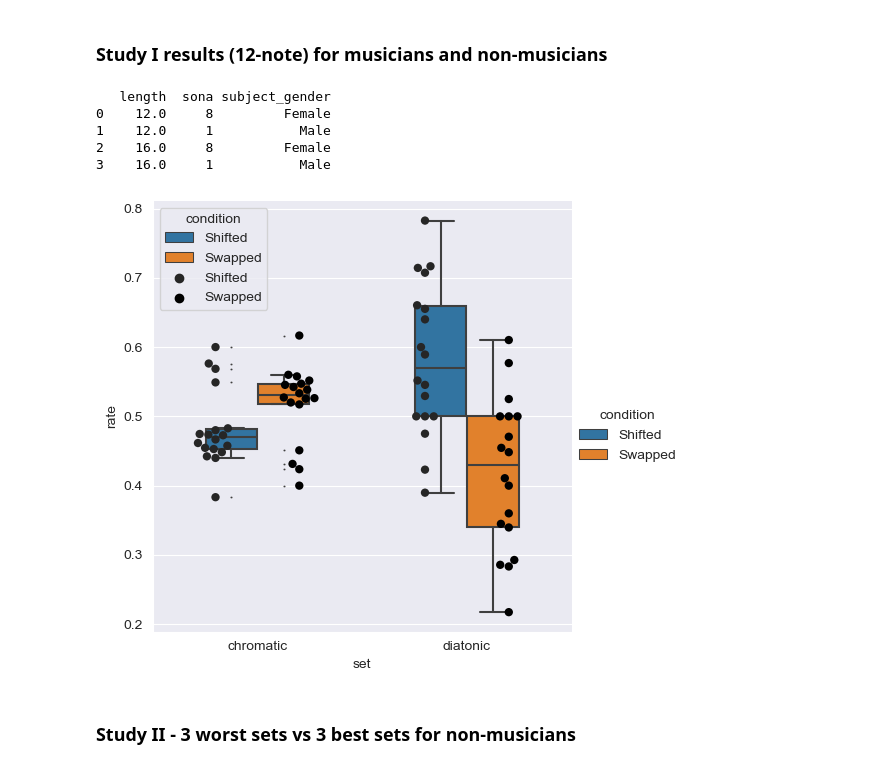
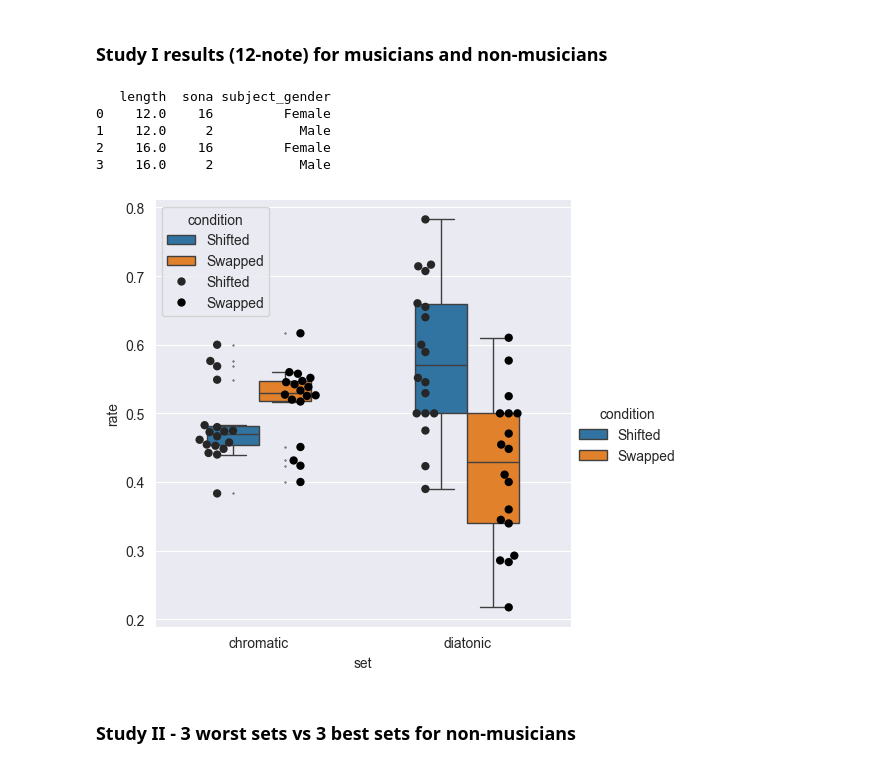
Before and after one commit to MichaelSel/set_membership_paper, a Jupyter notebook: 4. Supplementary Figures.ipynb, the cells around one changed output. Drawn from its saved outputs; the diff is of its cells as text; code cells hidden in the pictures.

```diff
--- a/4. Supplementary Figures.ipynb
+++ b/4. Supplementary Figures.ipynb
@@ -133,32 +133,32 @@ correlation(dataset=likert_corr,x='Q3 Mean', y='rate shifted - rate swapped (NN)
 ### Study I results  (12-note) for musicians and non-musicians
 # %%
 # Only keep rows with length 12 or 16
-temp = studyI_GL[studyI_GL['length'] >= 12]
+expt1_data_12_16_note = studyI_GL[studyI_GL['length'] >= 12]
 
 # Only keep people who are not musicians
-temp = temp[temp["How many years of formal musical training do you have?"] == "0"]
-temp = temp[temp["Do you play any instruments (with or without formal training)?"] == "No"]
+expt1_data_12_16_nonmusicians = expt1_data_12_16_note[expt1_data_12_16_note["How many years of formal musical training do you have?"] == "0"]
+expt1_data_12_16_nonmusicians = expt1_data_12_16_nonmusicians[expt1_data_12_16_nonmusicians["Do you play any instruments (with or without formal training)?"] == "No"]
 
-temp2 = temp.groupby(['sona','length','subject']).first().reset_index()
+temp2 = expt1_data_12_16_nonmusicians.groupby(['sona','length','subject']).first().reset_index()
 # group total subjects by length
-temp2 = temp2.groupby(['length', 'subject_gender']).count().reset_index()
+temp2 = expt1_data_12_16_nonmusicians.groupby(['length', 'subject_gender']).count().reset_index()
 
 print(temp2[['length','sona','subject_gender']])
 
-temp = temp[['rate_NN_shifted','rate_NN_swapped','set']]
-temp = pd.melt(temp,id_vars=["set"],var_name="condition",value_name="rate")
-temp['condition'] = temp['condition'].replace('rate_NN_shifted',"Shifted")
-temp['condition'] = temp['condition'].replace('rate_NN_swapped',"Swapped")
+expt1_data_12_16_nonmusicians = expt1_data_12_16_nonmusicians[['rate_NN_shifted','rate_NN_swapped','set']]
+expt1_data_12_16_nonmusicians = pd.melt(expt1_data_12_16_nonmusicians,id_vars=["set"],var_name="condition",value_name="rate")
+expt1_data_12_16_nonmusicians['condition'] = expt1_data_12_16_nonmusicians['condition'].replace('rate_NN_shifted',"Shifted")
+expt1_data_12_16_nonmusicians['condition'] = expt1_data_12_16_nonmusicians['condition'].replace('rate_NN_swapped',"Swapped")
 
-ax = sns.catplot(x="set", y="rate", data=temp, kind="box", hue="condition", fliersize=0.5, width=0.5, height=5, aspect=1)
-sns.swarmplot(data=temp, x="set", y="rate", hue="condition", palette='dark:black', dodge=True, ax=ax.axes[0][0], size=6)
+ax = sns.catplot(x="set", y="rate", data=expt1_data_12_16_nonmusicians, kind="box", hue="condition", fliersize=0.5, width=0.5, height=5, aspect=1)
+sns.swarmplot(data=expt1_data_12_16_nonmusicians, x="set", y="rate", hue="condition", palette='dark:black', dodge=True, ax=ax.axes[0][0], size=6)
 
 # save figure
 ax.savefig(ROOT_DIR + "/Plots/StudyI_musicianship.svg", format="svg", dpi=300)
 # %% [output]
    length  sona subject_gender
-0    12.0     8         Female
-1    12.0     1           Male
-2    16.0     8         Female
-3    16.0     1           Male
+0    12.0    16         Female
+1    12.0     2           Male
+2    16.0    16         Female
+3    16.0     2           Male
-[figure, old version]
+[figure, new version]
```
Also changed, not shown: parts of 6 cells of this notebook, 1 other file.
